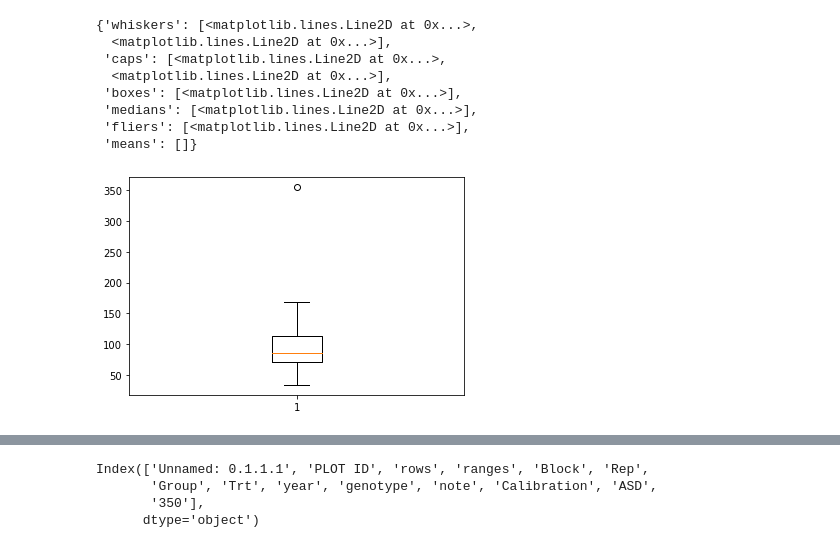
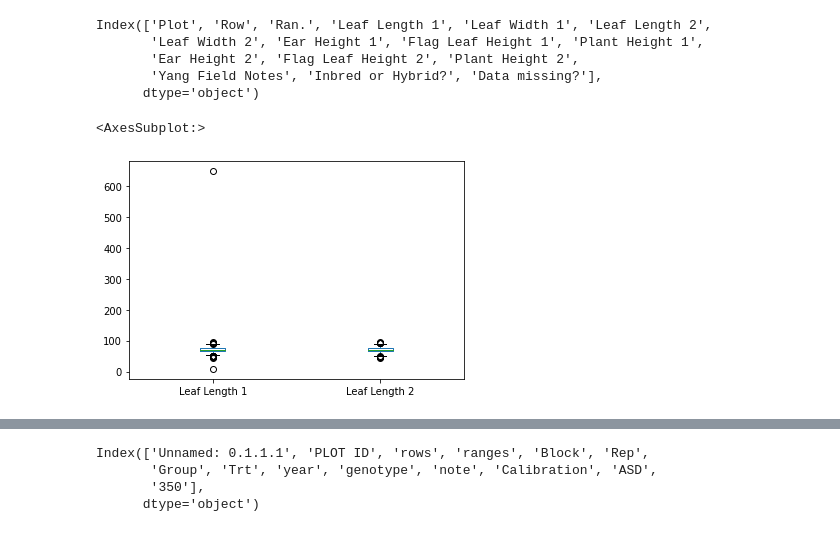
Before and after one commit to distip/GEM_v2, a Jupyter notebook: Extra phenotypes added_XI.ipynb, the cells around one changed output, grey strips where cells are left out. Saved outputs shown, nothing was run; the diff lists cells and outputs as text; code cells hidden in the pictures.

Commit message:
extra phenotype data is being cleaned

```diff
--- a/Extra phenotypes added_XI.ipynb
+++ b/Extra phenotypes added_XI.ipynb
@@ -26,13 +26,14 @@ Plant Height 2        float64
 dtype: object
-# %%
-plt.boxplot(data['leaf_length'].dropna())
-# %% [output]
-{'whiskers': [<matplotlib.lines.Line2D at 0x...>,
-  <matplotlib.lines.Line2D at 0x...>],
- 'caps': [<matplotlib.lines.Line2D at 0x...>,
-  <matplotlib.lines.Line2D at 0x...>],
- 'boxes': [<matplotlib.lines.Line2D at 0x...>],
- 'medians': [<matplotlib.lines.Line2D at 0x...>],
- 'fliers': [<matplotlib.lines.Line2D at 0x...>],
- 'means': []}
-[figure, removed]
+# %%
+data.columns
+# %% [output]
+Index(['Plot', 'Row', 'Ran.', 'Leaf Length 1', 'Leaf Width 1', 'Leaf Length 2',
+       'Leaf Width 2', 'Ear Height 1', 'Flag Leaf Height 1', 'Plant Height 1',
+       'Ear Height 2', 'Flag Leaf Height 2', 'Plant Height 2',
+       'Yang Field Notes', 'Inbred or Hybrid?', 'Data missing?'],
+      dtype='object')
+# %%
+data.iloc[:, [3,5]].plot(kind='box')
+# %% [output]
+<AxesSubplot:>
+[figure, added]
```
Also changed, not shown: parts of 2 cells of this notebook, 2 other files.
